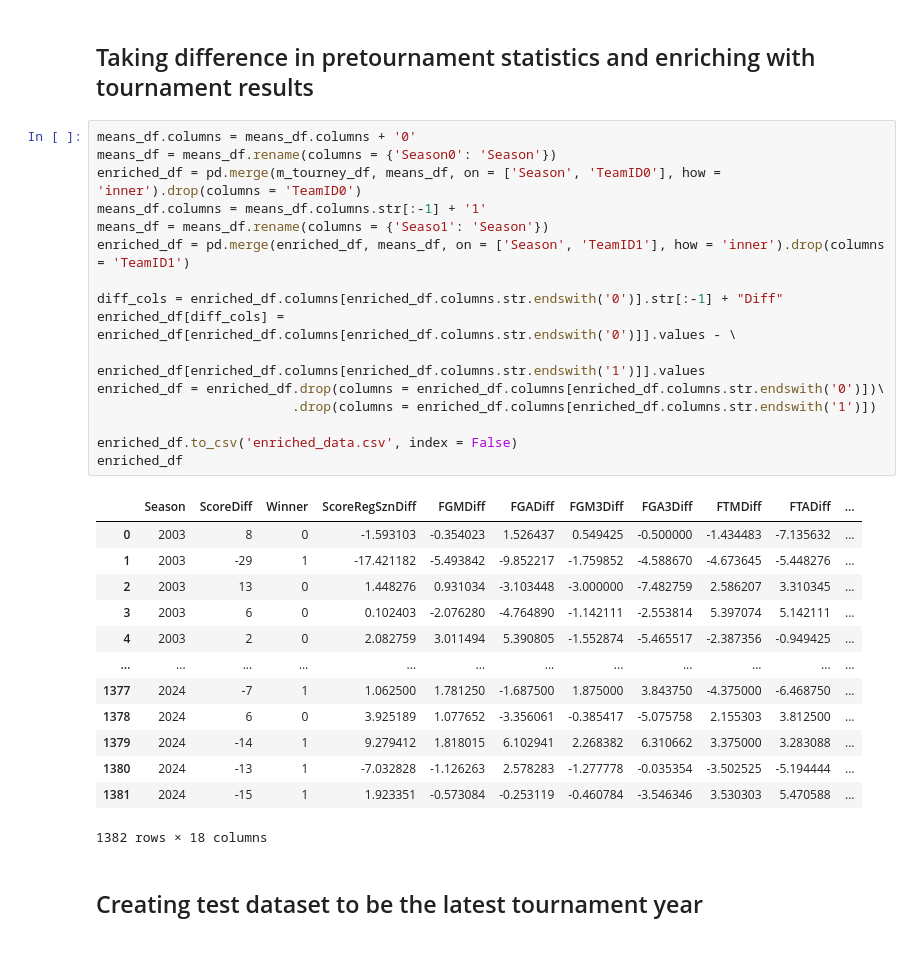
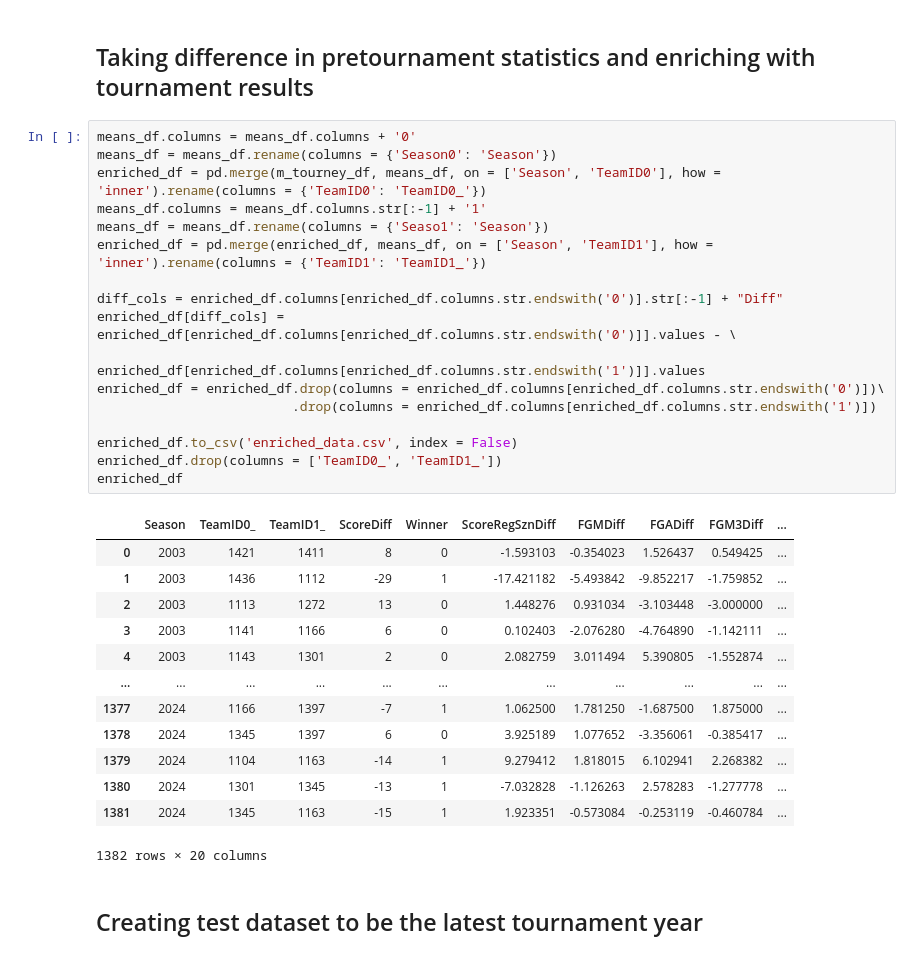
Before and after one commit to Eurcrue/data602-project, a Jupyter notebook: Part3.ipynb, the cells around one changed output. Cells and saved outputs as stored; diff of their text form.

```diff
--- a/Part3.ipynb
+++ b/Part3.ipynb
@@ -104,33 +104,34 @@ m_tourney_df
 # %%
 means_df.columns = means_df.columns + '0'
 means_df = means_df.rename(columns = {'Season0': 'Season'})
-enriched_df = pd.merge(m_tourney_df, means_df, on = ['Season', 'TeamID0'], how = 'inner').drop(columns = 'TeamID0')
+enriched_df = pd.merge(m_tourney_df, means_df, on = ['Season', 'TeamID0'], how = 'inner').rename(columns = {'TeamID0': 'TeamID0_'})
 means_df.columns = means_df.columns.str[:-1] + '1'
 means_df = means_df.rename(columns = {'Seaso1': 'Season'})
-enriched_df = pd.merge(enriched_df, means_df, on = ['Season', 'TeamID1'], how = 'inner').drop(columns = 'TeamID1')
+enriched_df = pd.merge(enriched_df, means_df, on = ['Season', 'TeamID1'], how = 'inner').rename(columns = {'TeamID1': 'TeamID1_'})
 
 diff_cols = enriched_df.columns[enriched_df.columns.str.endswith('0')].str[:-1] + "Diff"
 enriched_df[diff_cols] = enriched_df[enriched_df.columns[enriched_df.columns.str.endswith('0')]].values - \
                          enriched_df[enriched_df.columns[enriched_df.columns.str.endswith('1')]].values
 enriched_df = enriched_df.drop(columns = enriched_df.columns[enriched_df.columns.str.endswith('0')])\
                          .drop(columns = enriched_df.columns[enriched_df.columns.str.endswith('1')])
 
 enriched_df.to_csv('enriched_data.csv', index = False)
+enriched_df.drop(columns = ['TeamID0_', 'TeamID1_'])
 enriched_df
 # %% [output]
-|  | Season | ScoreDiff | Winner | ScoreRegSznDiff | FGMDiff | FGADiff | FGM3Diff | FGA3Diff | FTMDiff | FTADiff | ... |
-| 0 | 2003 | 8 | 0 | -1.593103 | -0.354023 | 1.526437 | 0.549425 | -0.500000 | -1.434483 | -7.135632 | ... |
-| 1 | 2003 | -29 | 1 | -17.421182 | -5.493842 | -9.852217 | -1.759852 | -4.588670 | -4.673645 | -5.448276 | ... |
-| 2 | 2003 | 13 | 0 | 1.448276 | 0.931034 | -3.103448 | -3.000000 | -7.482759 | 2.586207 | 3.310345 | ... |
-| 3 | 2003 | 6 | 0 | 0.102403 | -2.076280 | -4.764890 | -1.142111 | -2.553814 | 5.397074 | 5.142111 | ... |
-| 4 | 2003 | 2 | 0 | 2.082759 | 3.011494 | 5.390805 | -1.552874 | -5.465517 | -2.387356 | -0.949425 | ... |
-| ... | ... | ... | ... | ... | ... | ... | ... | ... | ... | ... | ... |
-| 1377 | 2024 | -7 | 1 | 1.062500 | 1.781250 | -1.687500 | 1.875000 | 3.843750 | -4.375000 | -6.468750 | ... |
-| 1378 | 2024 | 6 | 0 | 3.925189 | 1.077652 | -3.356061 | -0.385417 | -5.075758 | 2.155303 | 3.812500 | ... |
-| 1379 | 2024 | -14 | 1 | 9.279412 | 1.818015 | 6.102941 | 2.268382 | 6.310662 | 3.375000 | 3.283088 | ... |
-| 1380 | 2024 | -13 | 1 | -7.032828 | -1.126263 | 2.578283 | -1.277778 | -0.035354 | -3.502525 | -5.194444 | ... |
-| 1381 | 2024 | -15 | 1 | 1.923351 | -0.573084 | -0.253119 | -0.460784 | -3.546346 | 3.530303 | 5.470588 | ... |
+|  | Season | TeamID0_ | TeamID1_ | ScoreDiff | Winner | ScoreRegSznDiff | FGMDiff | FGADiff | FGM3Diff | ... |
+| 0 | 2003 | 1421 | 1411 | 8 | 0 | -1.593103 | -0.354023 | 1.526437 | 0.549425 | ... |
+| 1 | 2003 | 1436 | 1112 | -29 | 1 | -17.421182 | -5.493842 | -9.852217 | -1.759852 | ... |
+| 2 | 2003 | 1113 | 1272 | 13 | 0 | 1.448276 | 0.931034 | -3.103448 | -3.000000 | ... |
+| 3 | 2003 | 1141 | 1166 | 6 | 0 | 0.102403 | -2.076280 | -4.764890 | -1.142111 | ... |
+| 4 | 2003 | 1143 | 1301 | 2 | 0 | 2.082759 | 3.011494 | 5.390805 | -1.552874 | ... |
+| ... | ... | ... | ... | ... | ... | ... | ... | ... | ... | ... |
+| 1377 | 2024 | 1166 | 1397 | -7 | 1 | 1.062500 | 1.781250 | -1.687500 | 1.875000 | ... |
+| 1378 | 2024 | 1345 | 1397 | 6 | 0 | 3.925189 | 1.077652 | -3.356061 | -0.385417 | ... |
+| 1379 | 2024 | 1104 | 1163 | -14 | 1 | 9.279412 | 1.818015 | 6.102941 | 2.268382 | ... |
+| 1380 | 2024 | 1301 | 1345 | -13 | 1 | -7.032828 | -1.126263 | 2.578283 | -1.277778 | ... |
+| 1381 | 2024 | 1345 | 1163 | -15 | 1 | 1.923351 | -0.573084 | -0.253119 | -0.460784 | ... |
-1382 rows × 18 columns
+1382 rows × 20 columns
 # %% [markdown]
 ## Creating test dataset to be the latest tournament year
 # %%
```
Also changed, not shown: 7 other files.
